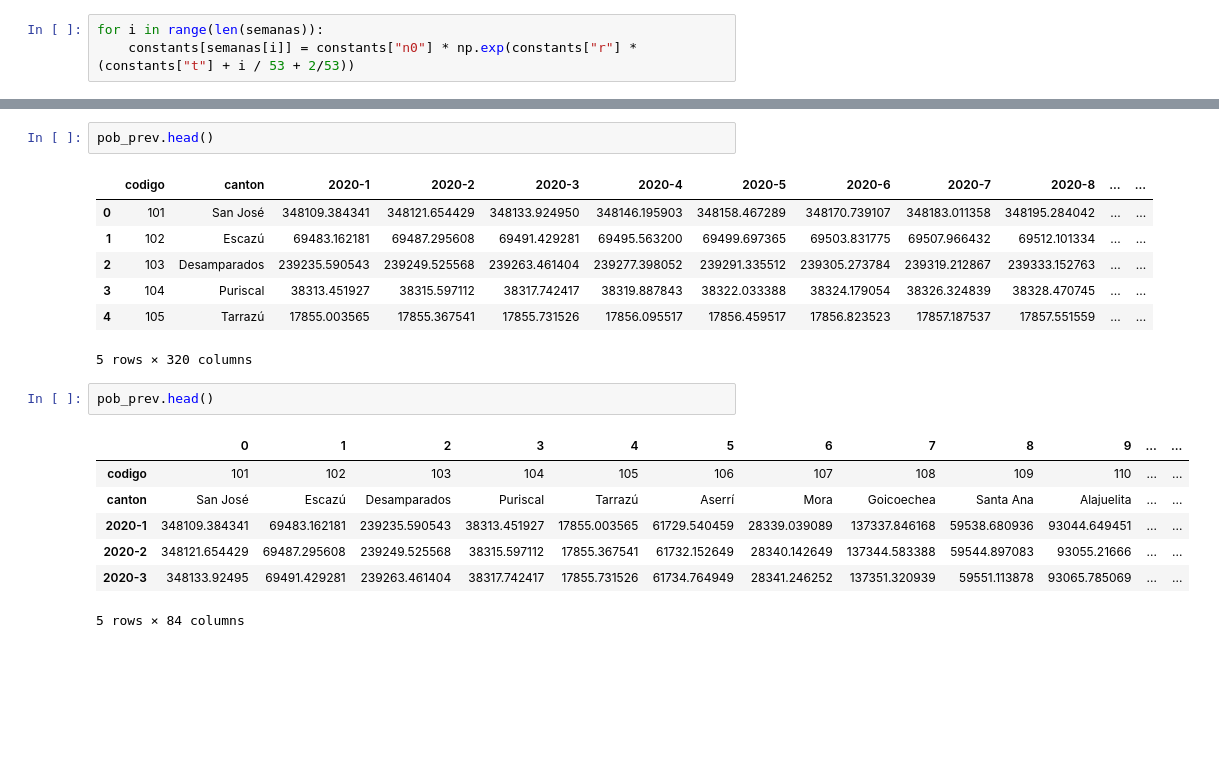
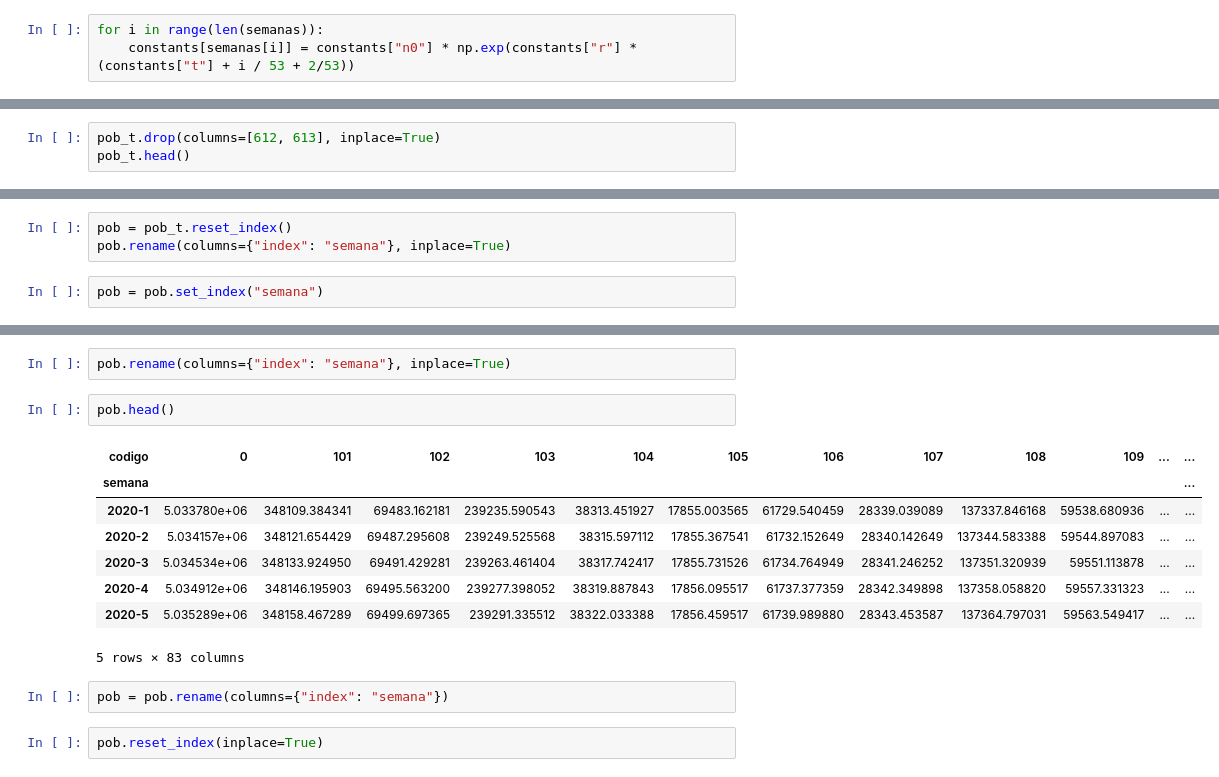
Before and after one commit to artisticlimon/dengue-model, a Jupyter notebook: processing/integrate_data/population_projections.ipynb, the cells around one changed output, grey strips where cells are left out. Saved outputs shown, nothing was run; the diff lists cells and outputs as text; blank space fills up the shorter version.

```diff
--- a/processing/integrate_data/population_projections.ipynb
+++ b/processing/integrate_data/population_projections.ipynb
@@ -41,0 +55,3 @@ pob_prev.drop(columns=semanas_2019, inplace=True)
+# %%
+pob_t.drop(columns=[612, 613], inplace=True)
+pob_t.head()
@@ -41,0 +68,5 @@ pob_prev.drop(columns=semanas_2019, inplace=True)
+# %%
+pob = pob_t.reset_index()
+pob.rename(columns={"index": "semana"}, inplace=True)
+# %%
+pob = pob.set_index("semana")
@@ -42,20 +95,17 @@ pob_prev.drop(columns=semanas_2019, inplace=True)
+# %%
+pob.rename(columns={"index": "semana"}, inplace=True)
 # %%
-pob_prev.head()
+pob.head()
 # %% [output]
-|  | codigo | canton | 2020-1 | 2020-2 | 2020-3 | 2020-4 | 2020-5 | 2020-6 | 2020-7 | 2020-8 | ... | ... |
-| 0 | 101 | San José | 348109.384341 | 348121.654429 | 348133.924950 | 348146.195903 | 348158.467289 | 348170.739107 | 348183.011358 | 348195.284042 | ... | ... |
-| 1 | 102 | Escazú | 69483.162181 | 69487.295608 | 69491.429281 | 69495.563200 | 69499.697365 | 69503.831775 | 69507.966432 | 69512.101334 | ... | ... |
-| 2 | 103 | Desamparados | 239235.590543 | 239249.525568 | 239263.461404 | 239277.398052 | 239291.335512 | 239305.273784 | 239319.212867 | 239333.152763 | ... | ... |
-| 3 | 104 | Puriscal | 38313.451927 | 38315.597112 | 38317.742417 | 38319.887843 | 38322.033388 | 38324.179054 | 38326.324839 | 38328.470745 | ... | ... |
-| 4 | 105 | Tarrazú | 17855.003565 | 17855.367541 | 17855.731526 | 17856.095517 | 17856.459517 | 17856.823523 | 17857.187537 | 17857.551559 | ... | ... |
+| codigo | 0 | 101 | 102 | 103 | 104 | 105 | 106 | 107 | 108 | 109 | ... | ... |
+| semana |  |  |  |  |  |  |  |  |  |  |  | ... |
+| 2020-1 | 5.033780e+06 | 348109.384341 | 69483.162181 | 239235.590543 | 38313.451927 | 17855.003565 | 61729.540459 | 28339.039089 | 137337.846168 | 59538.680936 | ... | ... |
+| 2020-2 | 5.034157e+06 | 348121.654429 | 69487.295608 | 239249.525568 | 38315.597112 | 17855.367541 | 61732.152649 | 28340.142649 | 137344.583388 | 59544.897083 | ... | ... |
+| 2020-3 | 5.034534e+06 | 348133.924950 | 69491.429281 | 239263.461404 | 38317.742417 | 17855.731526 | 61734.764949 | 28341.246252 | 137351.320939 | 59551.113878 | ... | ... |
+| 2020-4 | 5.034912e+06 | 348146.195903 | 69495.563200 | 239277.398052 | 38319.887843 | 17856.095517 | 61737.377359 | 28342.349898 | 137358.058820 | 59557.331323 | ... | ... |
+| 2020-5 | 5.035289e+06 | 348158.467289 | 69499.697365 | 239291.335512 | 38322.033388 | 17856.459517 | 61739.989880 | 28343.453587 | 137364.797031 | 59563.549417 | ... | ... |
-5 rows × 320 columns
+5 rows × 83 columns
-# %%
-pob_prev.head()
-# %% [output]
-|  | 0 | 1 | 2 | 3 | 4 | 5 | 6 | 7 | 8 | 9 | ... | ... |
-| codigo | 101 | 102 | 103 | 104 | 105 | 106 | 107 | 108 | 109 | 110 | ... | ... |
-| canton | San José | Escazú | Desamparados | Puriscal | Tarrazú | Aserrí | Mora | Goicoechea | Santa Ana | Alajuelita | ... | ... |
-| 2020-1 | 348109.384341 | 69483.162181 | 239235.590543 | 38313.451927 | 17855.003565 | 61729.540459 | 28339.039089 | 137337.846168 | 59538.680936 | 93044.649451 | ... | ... |
-| 2020-2 | 348121.654429 | 69487.295608 | 239249.525568 | 38315.597112 | 17855.367541 | 61732.152649 | 28340.142649 | 137344.583388 | 59544.897083 | 93055.21666 | ... | ... |
-| 2020-3 | 348133.92495 | 69491.429281 | 239263.461404 | 38317.742417 | 17855.731526 | 61734.764949 | 28341.246252 | 137351.320939 | 59551.113878 | 93065.785069 | ... | ... |
-5 rows × 84 columns
+# %%
+pob = pob.rename(columns={"index": "semana"})
+# %%
+pob.reset_index(inplace=True)
```
Also changed, not shown: parts of 15 cells of this notebook, 2 other files.
